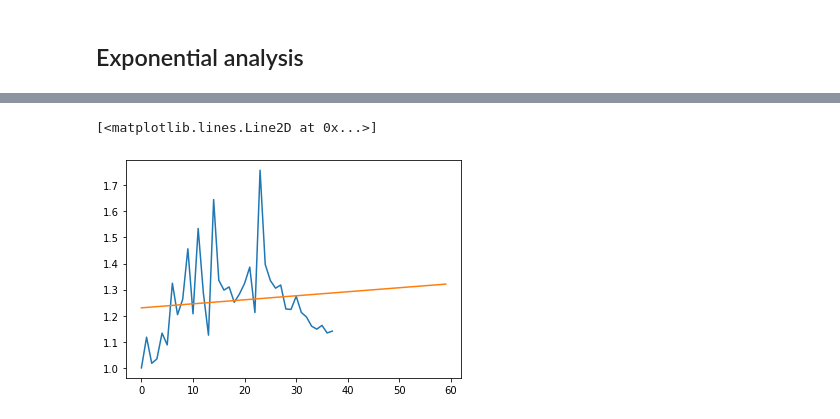
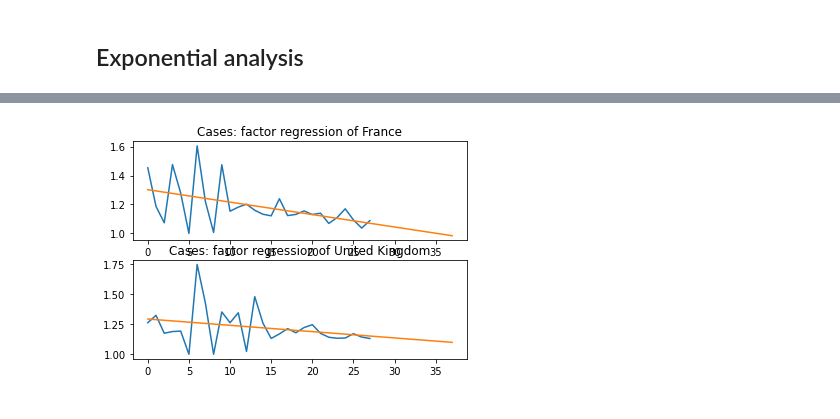
Before and after one commit to LouisGerard/COVID-19, a Jupyter notebook: analysis.ipynb, the cells around one changed output, grey strips where cells are left out. Cells and saved outputs as stored; diff of their text form; code cells hidden in the pictures.

```diff
--- a/analysis.ipynb
+++ b/analysis.ipynb
@@ -164,11 +167,18 @@ model.coef_,model.intercept_
-# %%
-n = len(confirmed[country][34:])
-
-fig = plt.figure()
-ax = fig.add_subplot()
-
-ax.plot(range(n), ratios)
-ax.plot(range(60), model.coef_[0, 0] * np.arange(60) + model.intercept_[0])
-# %% [output]
-[<matplotlib.lines.Line2D at 0x...>]
-[figure, removed]
+# %%
+X = np.arange(len(ratios[0])).reshape(-1, 1)
+
+fig = plt.figure()
+
+n = len(confirmed['France'][start:])
+for i, (c, r) in enumerate(zip(countries, ratios)):
+    ax = fig.add_subplot(len(countries), 1, i+1)
+    Y = r.reshape(-1, 1)
+    model = LinearRegression()
+    model.fit(X, Y)
+    model.coef_,model.intercept_
+    ax.set_title(title + ': factor regression of ' + c)
+    ax.plot(range(n), r)
+    ax.plot(range(n + days_forward),
+            model.coef_[0, 0] * np.arange(n + days_forward) + model.intercept_[0])
+# %% [output]
+[figure, added]
```
Also changed, not shown: parts of 8 cells of this notebook.
